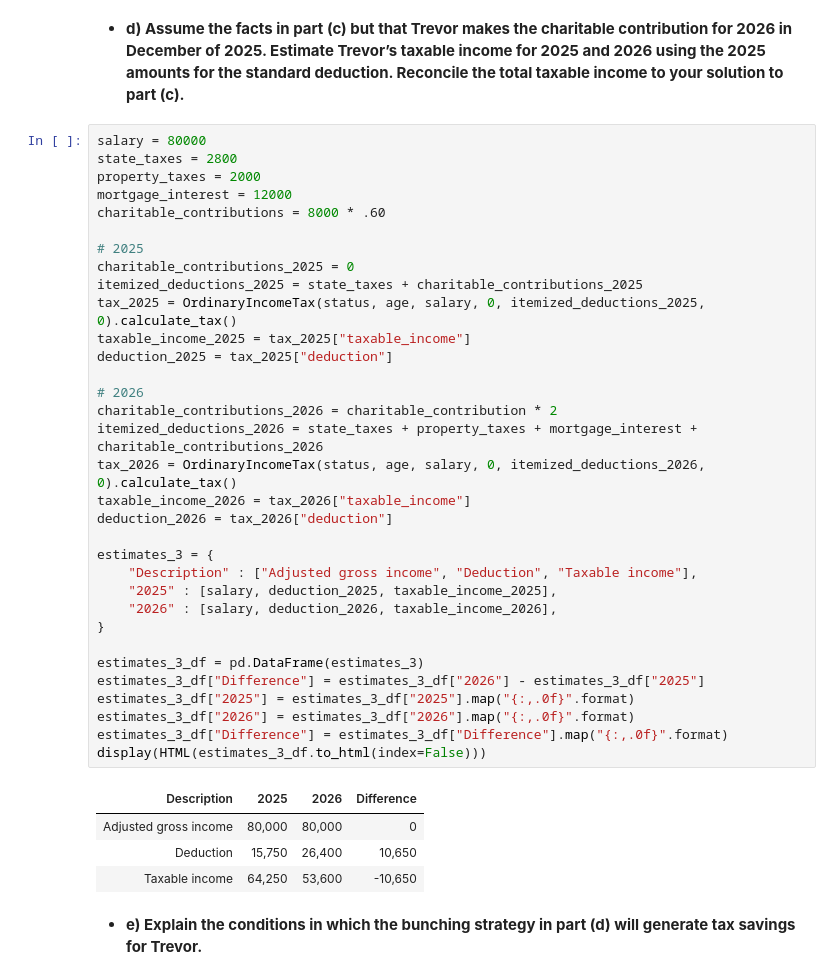
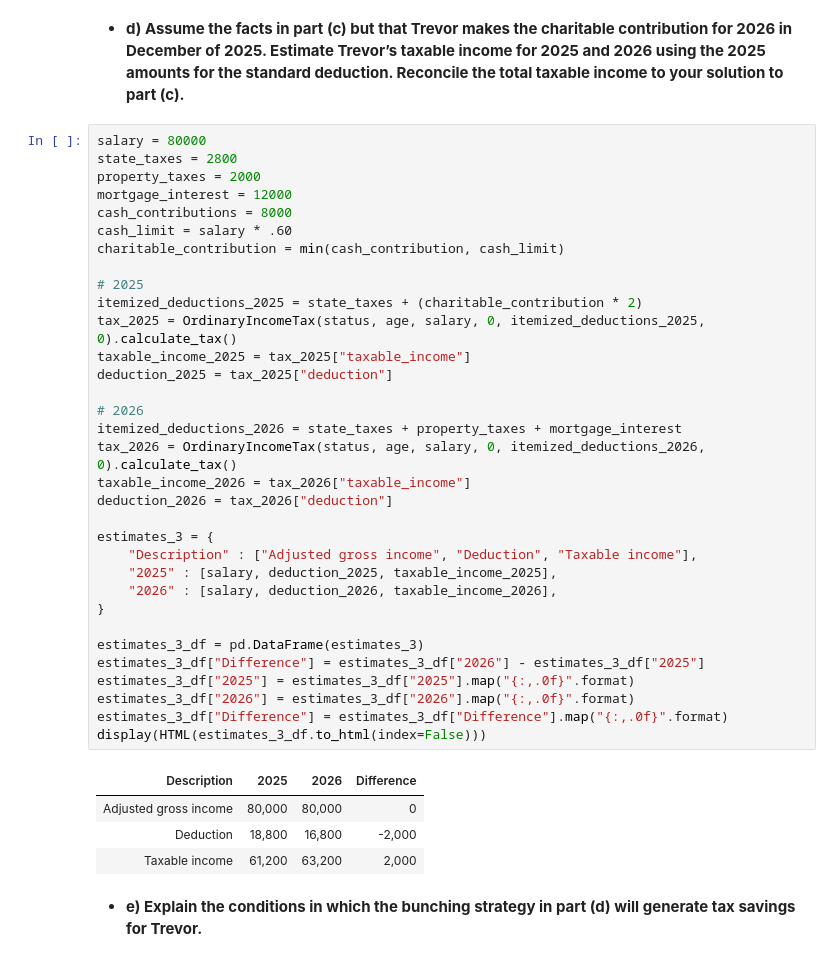
Before and after one commit to ekmartinez/Federal_Taxation, a Jupyter notebook: 05_Individual_Deductions/05_Individual_Deductions_Exercises.ipynb, the cells around one changed output. Drawn from its saved outputs; the diff is of its cells as text.

```diff
--- a/05_Individual_Deductions/05_Individual_Deductions_Exercises.ipynb
+++ b/05_Individual_Deductions/05_Individual_Deductions_Exercises.ipynb
@@ -1214,40 +1214,40 @@ display(HTML(estimates_3_df.to_html(index=False)))
 salary = 80000
 state_taxes = 2800
 property_taxes = 2000
 mortgage_interest = 12000
-charitable_contributions = 8000 * .60
+cash_contributions = 8000
+cash_limit = salary * .60
+charitable_contribution = min(cash_contribution, cash_limit)
 
 # 2025
-charitable_contributions_2025 = 0
-itemized_deductions_2025 = state_taxes + charitable_contributions_2025
+itemized_deductions_2025 = state_taxes + (charitable_contribution * 2)
 tax_2025 = OrdinaryIncomeTax(status, age, salary, 0, itemized_deductions_2025, 0).calculate_tax()
 taxable_income_2025 = tax_2025["taxable_income"]
 deduction_2025 = tax_2025["deduction"]
 
 # 2026
-charitable_contributions_2026 = charitable_contribution * 2
-itemized_deductions_2026 = state_taxes + property_taxes + mortgage_interest + charitable_contributions_2026
+itemized_deductions_2026 = state_taxes + property_taxes + mortgage_interest
 tax_2026 = OrdinaryIncomeTax(status, age, salary, 0, itemized_deductions_2026, 0).calculate_tax()
 taxable_income_2026 = tax_2026["taxable_income"]
 deduction_2026 = tax_2026["deduction"]
 
 estimates_3 = {
     "Description" : ["Adjusted gross income", "Deduction", "Taxable income"],
     "2025" : [salary, deduction_2025, taxable_income_2025],
     "2026" : [salary, deduction_2026, taxable_income_2026],
 }
 
 estimates_3_df = pd.DataFrame(estimates_3)
 estimates_3_df["Difference"] = estimates_3_df["2026"] - estimates_3_df["2025"]
 estimates_3_df["2025"] = estimates_3_df["2025"].map("{:,.0f}".format)
 estimates_3_df["2026"] = estimates_3_df["2026"].map("{:,.0f}".format)
 estimates_3_df["Difference"] = estimates_3_df["Difference"].map("{:,.0f}".format)
 display(HTML(estimates_3_df.to_html(index=False)))
 # %% [output]
 | Description | 2025 | 2026 | Difference |
 | Adjusted gross income | 80,000 | 80,000 | 0 |
-| Deduction | 15,750 | 26,400 | 10,650 |
-| Taxable income | 64,250 | 53,600 | -10,650 |
+| Deduction | 18,800 | 16,800 | -2,000 |
+| Taxable income | 61,200 | 63,200 | 2,000 |
 # %% [markdown]
 - **e) Explain the conditions in which the bunching strategy in part (d) will generate tax savings for Trevor.**
 # %% [markdown]
```
